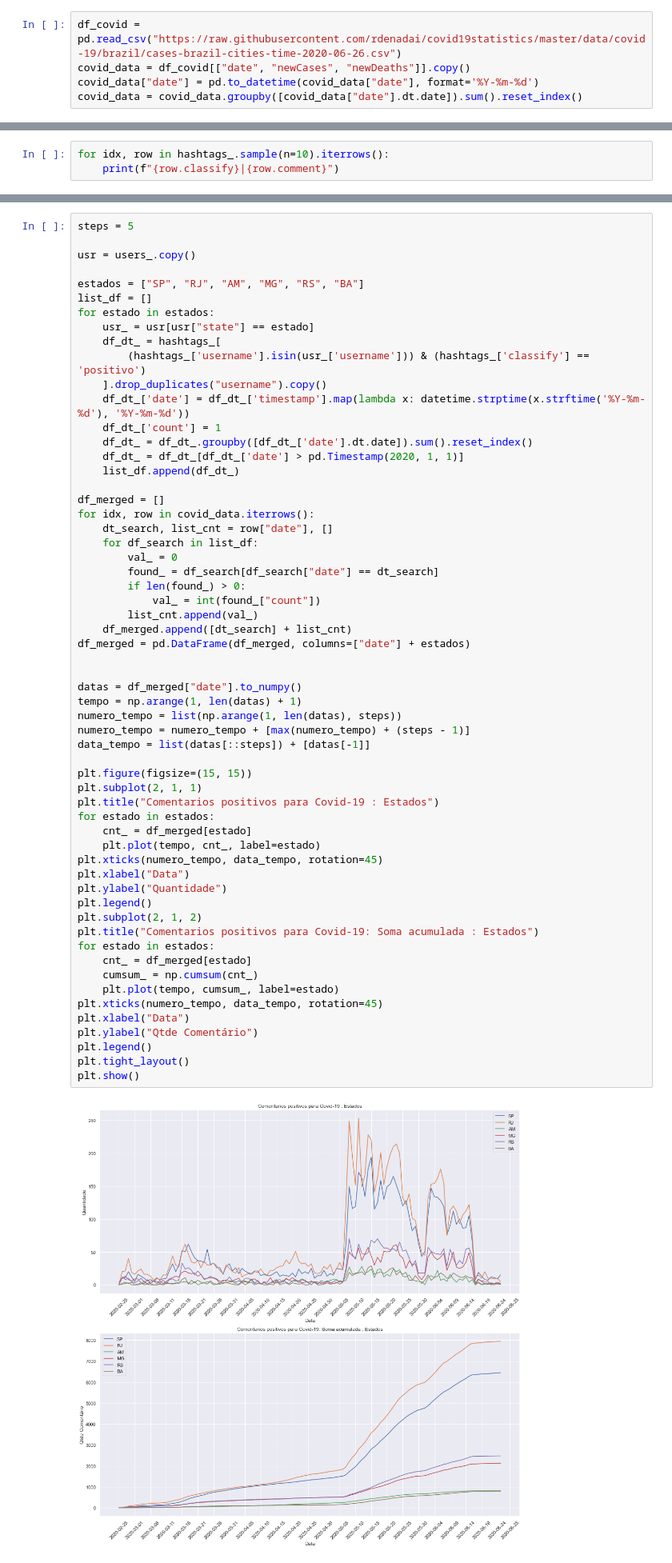
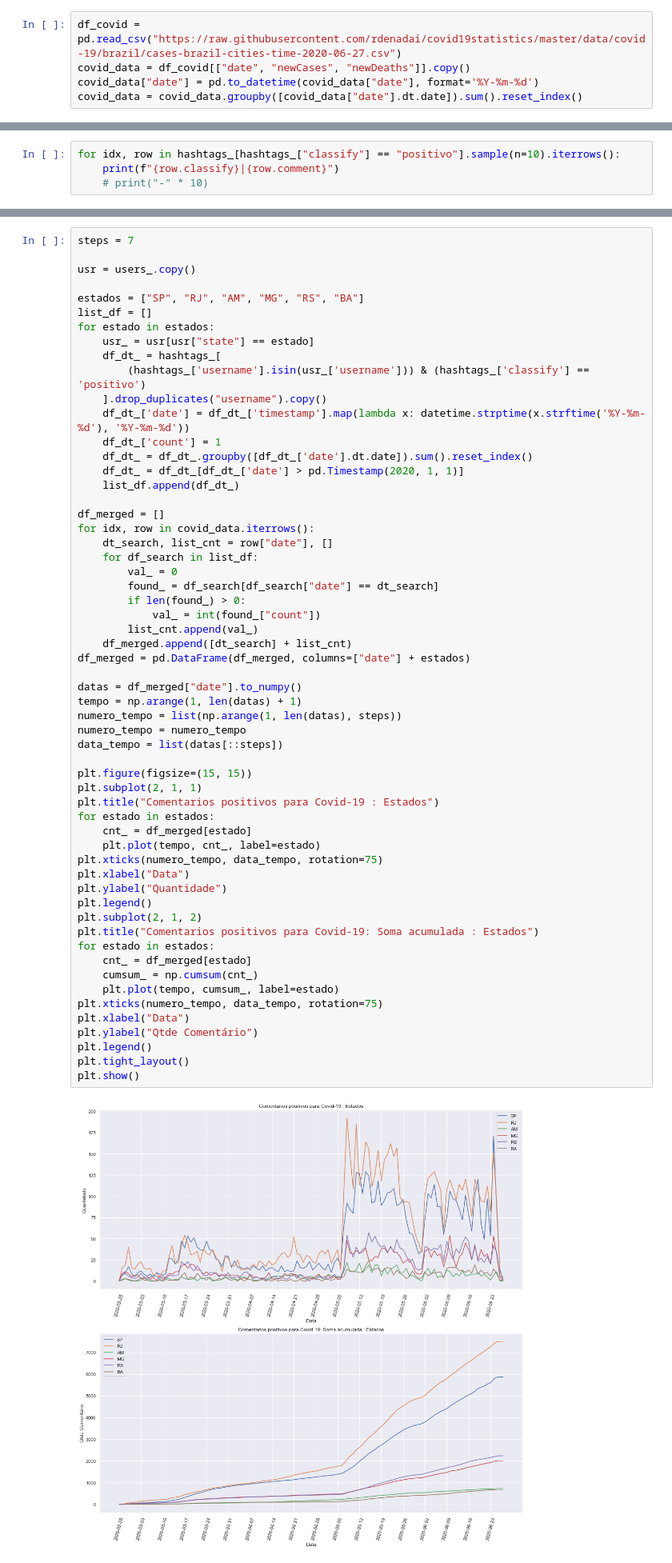
Before and after one commit to rdenadai/Covid19-Twitter-Tracker, a Jupyter notebook: code/notebooks/EDA.ipynb, the cells around one changed output, grey strips where cells are left out. Shown at 80% size. Drawn from its saved outputs; the diff is of its cells as text.

```diff
--- a/code/notebooks/EDA.ipynb
+++ b/code/notebooks/EDA.ipynb
@@ -28,7 +28,7 @@ sns.set(style="darkgrid")
 
 normalizar = CleanUp(remove_stopwords=True)
 # %%
-df_covid = pd.read_csv("https://raw.githubusercontent.com/rdenadai/covid19statistics/master/data/covid-19/brazil/cases-brazil-cities-time-2020-06-26.csv")
+df_covid = pd.read_csv("https://raw.githubusercontent.com/rdenadai/covid19statistics/master/data/covid-19/brazil/cases-brazil-cities-time-2020-06-27.csv")
 covid_data = df_covid[["date", "newCases", "newDeaths"]].copy()
 covid_data["date"] = pd.to_datetime(covid_data["date"], format='%Y-%m-%d')
 covid_data = covid_data.groupby([covid_data["date"].dt.date]).sum().reset_index()
@@ -62,6 +73,7 @@ Qtde. de Usuários em RJ         : 18752
 # %% [markdown]
 Exemplos de comentários com suas classificações:
 # %%
-for idx, row in hashtags_.sample(n=10).iterrows():
+for idx, row in hashtags_[hashtags_["classify"] == "positivo"].sample(n=10).iterrows():
     print(f"{row.classify}|{row.comment}")
+    # print("-" * 10)
 # %% [output]
@@ -158,5 +230,5 @@ plt.show()
 # %%
-steps = 5
+steps = 7
 
 usr = users_.copy()
 
@@ -183,36 +255,35 @@ for idx, row in covid_data.iterrows():
             val_ = int(found_["count"])
         list_cnt.append(val_)
     df_merged.append([dt_search] + list_cnt)
 df_merged = pd.DataFrame(df_merged, columns=["date"] + estados)
 
-
 datas = df_merged["date"].to_numpy()
 tempo = np.arange(1, len(datas) + 1)
 numero_tempo = list(np.arange(1, len(datas), steps))
-numero_tempo = numero_tempo + [max(numero_tempo) + (steps - 1)]
-data_tempo = list(datas[::steps]) + [datas[-1]]
+numero_tempo = numero_tempo
+data_tempo = list(datas[::steps])
 
 plt.figure(figsize=(15, 15))
 plt.subplot(2, 1, 1)
 plt.title("Comentarios positivos para Covid-19 : Estados")
 for estado in estados:
     cnt_ = df_merged[estado]
     plt.plot(tempo, cnt_, label=estado)
-plt.xticks(numero_tempo, data_tempo, rotation=45)
+plt.xticks(numero_tempo, data_tempo, rotation=75)
 plt.xlabel("Data")
 plt.ylabel("Quantidade")
 plt.legend()
 plt.subplot(2, 1, 2)
 plt.title("Comentarios positivos para Covid-19: Soma acumulada : Estados")
 for estado in estados:
     cnt_ = df_merged[estado]
     cumsum_ = np.cumsum(cnt_)
     plt.plot(tempo, cumsum_, label=estado)
-plt.xticks(numero_tempo, data_tempo, rotation=45)
+plt.xticks(numero_tempo, data_tempo, rotation=75)
 plt.xlabel("Data")
 plt.ylabel("Qtde Comentário")
 plt.legend()
 plt.tight_layout()
 plt.show()
 # %% [output]
-[figure, old version]
+[figure, new version]
```
Also changed, not shown: parts of 11 cells of this notebook, 4 other files.
